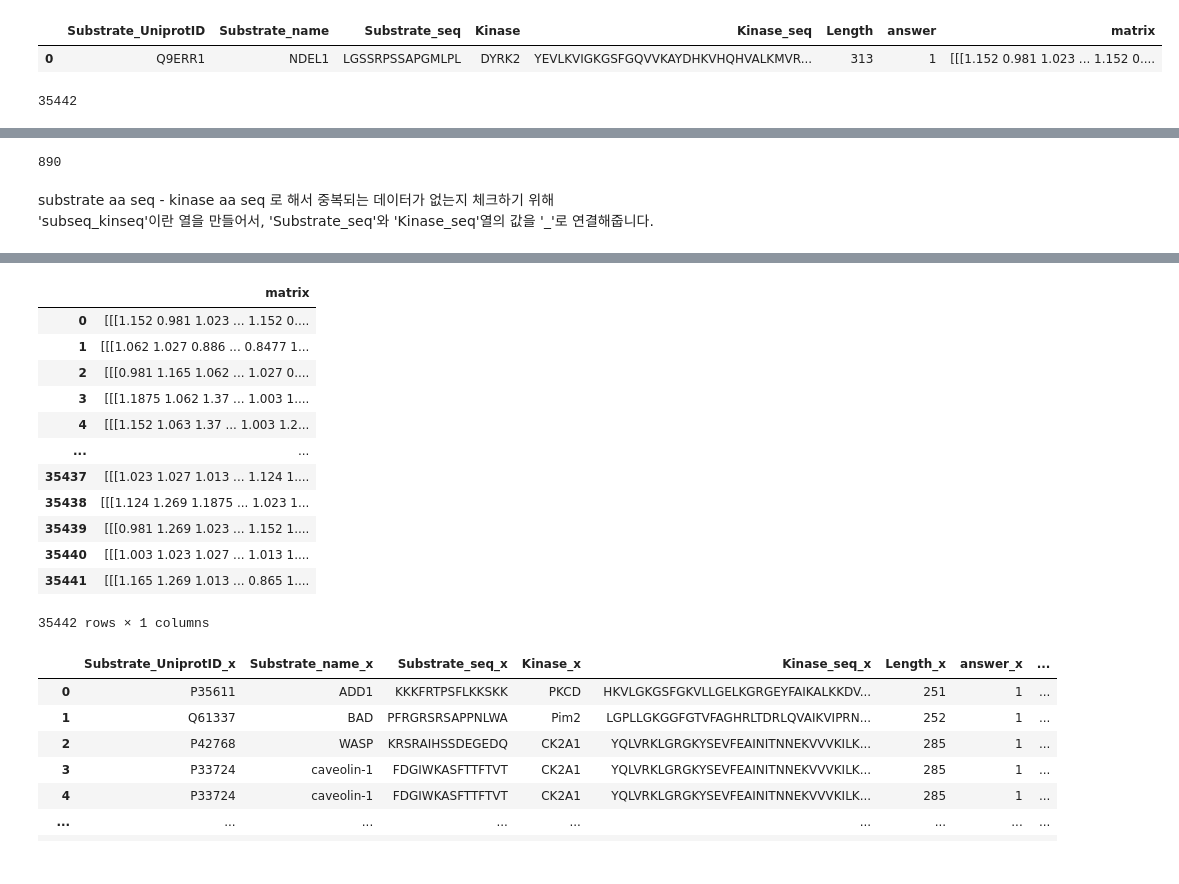
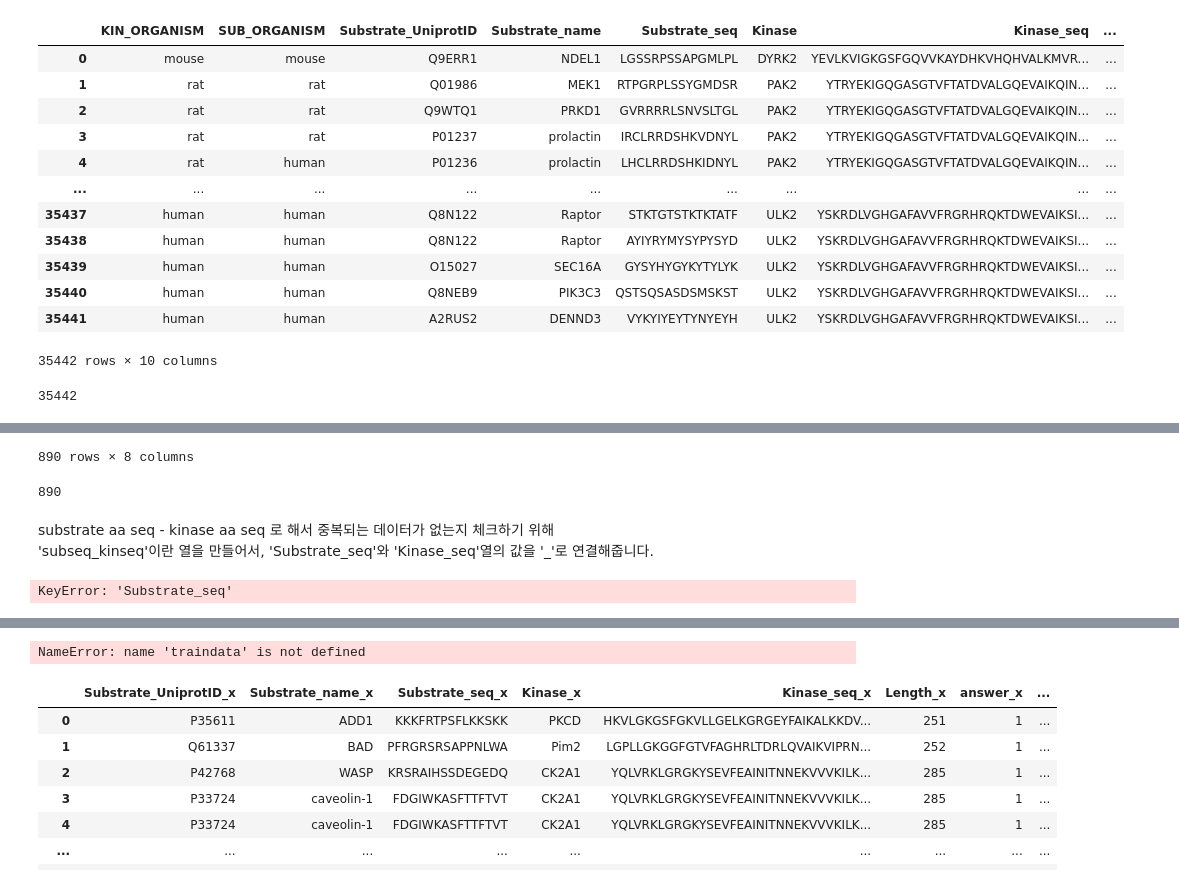
Before and after one commit to jeguring/2022_phosphorylaytion_prediction, a Jupyter notebook: EDA/220502_pp-pred_train-test-duplicate-comparison_v1.0_HB.ipynb, the cells around one changed output, grey strips where cells are left out. Cells and saved outputs as stored; diff of their text form; code cells hidden in the pictures.

```diff
--- a/EDA/220502_pp-pred_train-test-duplicate-comparison_v1.0_HB.ipynb
+++ b/EDA/220502_pp-pred_train-test-duplicate-comparison_v1.0_HB.ipynb
@@ -8,18 +7,29 @@ os.getcwd()
 # %%
   # train data CSV파일 읽기
-df_train = pd.read_csv("/home/hb/python/git_pp_pred/data/traindata.csv")
+df_train = pd.read_csv("/home/hb/python/pp_pred/result/traindata.csv")
 df_train.drop(['Unnamed: 0'], axis=1, inplace=True)
-display(df_train.head(1))
+display(df_train)
 print(len(df_train))
 
   # test data CSV파일 읽기
-df_test = pd.read_csv("/home/hb/python/git_pp_pred/data/testdata.csv")
+df_test = pd.read_excel("/home/hb/python/pp_pred/result/testdata.xlsx")
 df_test.drop(['Unnamed: 0'], axis=1, inplace=True)
-display(df_test.head(1))
+display(df_test)
 print(len(df_test))
 # %% [output]
-|  | Substrate_UniprotID | Substrate_name | Substrate_seq | Kinase | Kinase_seq | Length | answer | matrix |
-| 0 | Q9ERR1 | NDEL1 | LGSSRPSSAPGMLPL | DYRK2 | YEVLKVIGKGSFGQVVKAYDHKVHQHVALKMVR... | 313 | 1 | [[[1.152 0.981 1.023 ... 1.152 0.... |
+|  | KIN_ORGANISM | SUB_ORGANISM | Substrate_UniprotID | Substrate_name | Substrate_seq | Kinase | Kinase_seq | ... |
+| 0 | mouse | mouse | Q9ERR1 | NDEL1 | LGSSRPSSAPGMLPL | DYRK2 | YEVLKVIGKGSFGQVVKAYDHKVHQHVALKMVR... | ... |
+| 1 | rat | rat | Q01986 | MEK1 | RTPGRPLSSYGMDSR | PAK2 | YTRYEKIGQGASGTVFTATDVALGQEVAIKQIN... | ... |
+| 2 | rat | rat | Q9WTQ1 | PRKD1 | GVRRRRLSNVSLTGL | PAK2 | YTRYEKIGQGASGTVFTATDVALGQEVAIKQIN... | ... |
+| 3 | rat | rat | P01237 | prolactin | IRCLRRDSHKVDNYL | PAK2 | YTRYEKIGQGASGTVFTATDVALGQEVAIKQIN... | ... |
+| 4 | rat | human | P01236 | prolactin | LHCLRRDSHKIDNYL | PAK2 | YTRYEKIGQGASGTVFTATDVALGQEVAIKQIN... | ... |
+| ... | ... | ... | ... | ... | ... | ... | ... | ... |
+| 35437 | human | human | Q8N122 | Raptor | STKTGTSTKTKTATF | ULK2 | YSKRDLVGHGAFAVVFRGRHRQKTDWEVAIKSI... | ... |
+| 35438 | human | human | Q8N122 | Raptor | AYIYRYMYSYPYSYD | ULK2 | YSKRDLVGHGAFAVVFRGRHRQKTDWEVAIKSI... | ... |
+| 35439 | human | human | O15027 | SEC16A | GYSYHYGYKYTYLYK | ULK2 | YSKRDLVGHGAFAVVFRGRHRQKTDWEVAIKSI... | ... |
+| 35440 | human | human | Q8NEB9 | PIK3C3 | QSTSQSASDSMSKST | ULK2 | YSKRDLVGHGAFAVVFRGRHRQKTDWEVAIKSI... | ... |
+| 35441 | human | human | A2RUS2 | DENND3 | VYKYIYEYTYNYEYH | ULK2 | YSKRDLVGHGAFAVVFRGRHRQKTDWEVAIKSI... | ... |
-35442
+35442 rows × 10 columns
+35442
 |  | Substrate_UniprotID | Substrate_name | Substrate_seq | Kinase | Kinase_seq | Length | answer | matrix |
 | 0 | O00401 | N-WASP, WASL | EITTNRFYGPQVNNI | ABL1 | MKHKLGGGQYGEVYEGVWKKYSLTVAVKTLKED... | 247 | 1 | [[[0.965 1.207 1.078 ... 0.9233 0... |
@@ -26,4 +46,5 @@ print(len(df_test))
-890
+890 rows × 8 columns
+890
 # %% [markdown]
 substrate aa seq - kinase aa seq 로 해서 중복되는 데이터가 없는지 체크하기 위해
 'subseq_kinseq'이란 열을 만들어서, 'Substrate_seq'와 'Kinase_seq'열의 값을 '_'로 연결해줍니다.
@@ -36,6 +57,8 @@ def subseq_kinseq(df):
 subseq_kinseq(df_train)
 subseq_kinseq(df_test)
 # subseq_kinseq(train_test_duplicate_comparison)
+# %% [output]
+KeyError: 'Substrate_seq'
 # %%
 df_train
 # %% [output]
@@ -57,22 +80,10 @@ traindata
 df_train_matrix = df_train.loc[:,['matrix']]
 display(df_train_matrix)
 
-list_train_matrix = list(df_train_matrix)
-# list_train_matrix = df_train_matrix.values.tolist()
+# list_train_matrix = list(df_train_matrix)
+list_train_matrix = df_train_matrix.values.tolist()
 # %% [output]
-|  | matrix |
-| 0 | [[[1.152 0.981 1.023 ... 1.152 0.... |
-| 1 | [[[1.062 1.027 0.886 ... 0.8477 1... |
-| 2 | [[[0.981 1.165 1.062 ... 1.027 0.... |
-| 3 | [[[1.1875 1.062 1.37 ... 1.003 1.... |
-| 4 | [[[1.152 1.063 1.37 ... 1.003 1.2... |
-| ... | ... |
-| 35437 | [[[1.023 1.027 1.013 ... 1.124 1.... |
-| 35438 | [[[1.124 1.269 1.1875 ... 1.023 1... |
-| 35439 | [[[0.981 1.269 1.023 ... 1.152 1.... |
-| 35440 | [[[1.003 1.023 1.027 ... 1.013 1.... |
-| 35441 | [[[1.165 1.269 1.013 ... 0.865 1.... |
-35442 rows × 1 columns
+NameError: name 'traindata' is not defined
 # %%
 duple_matrix.loc[:,['train_subkin_seq']] = 2
 duple_matrix.loc[:,['test_subkin_seq']] = 2
```
Also changed, not shown: parts of 3 cells of this notebook, 2 other files.
